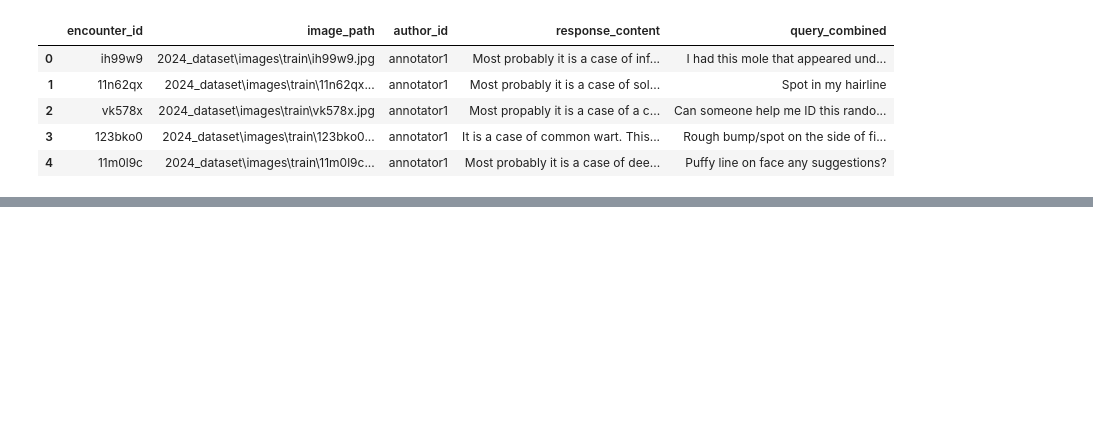
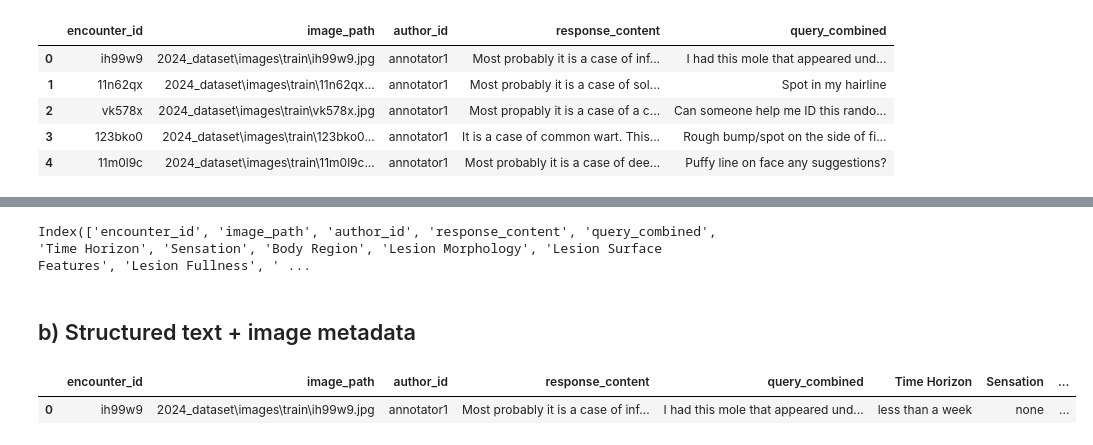
Before and after one commit to karishmathakrar/arc-mediqa-magic-2025, a Jupyter notebook: 02_EDA.ipynb, the cells around one changed output, grey strips where cells are left out. Drawn from its saved outputs; the diff is of its cells as text; code cells hidden in the pictures; blank space fills up the shorter version.

```diff
--- a/02_EDA.ipynb
+++ b/02_EDA.ipynb
@@ -562,0 +511,14 @@ print(f"Updated DataFrame saved at: {save_path}")
+# %%
+train_df.columns
+# %% [output]
+Index(['encounter_id', 'image_path', 'author_id', 'response_content', 'query_combined', 'Time Horizon', 'Sensation', 'Body Region', 'Lesion Morphology', 'Lesion Surface Features', 'Lesion Fullness', ' ...
+# %% [markdown]
+## b) Structured text + image metadata
+# %%
+# read pickle file
+train_df = pd.read_pickle("2024_dataset/train_df_with_embeddings.pkl")
+
+display(train_df.head(1))
+# %% [output]
+|  | encounter_id | image_path | author_id | response_content | query_combined | Time Horizon | Sensation | ... |
+| 0 | ih99w9 | 2024_dataset\images\train\ih99w9.jpg | annotator1 | Most probably it is a case of inf... | I had this mole that appeared und... | less than a week | none | ... |
```
Also changed, not shown: parts of 10 cells of this notebook, 1 other file.
